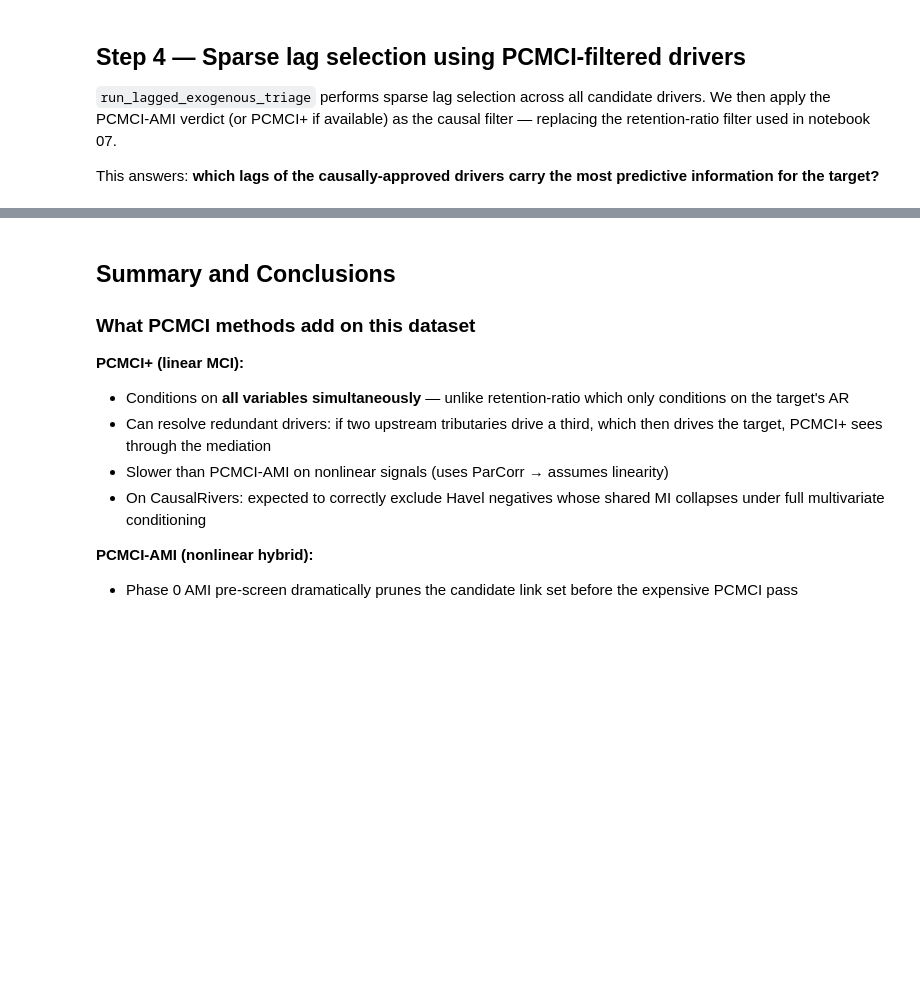
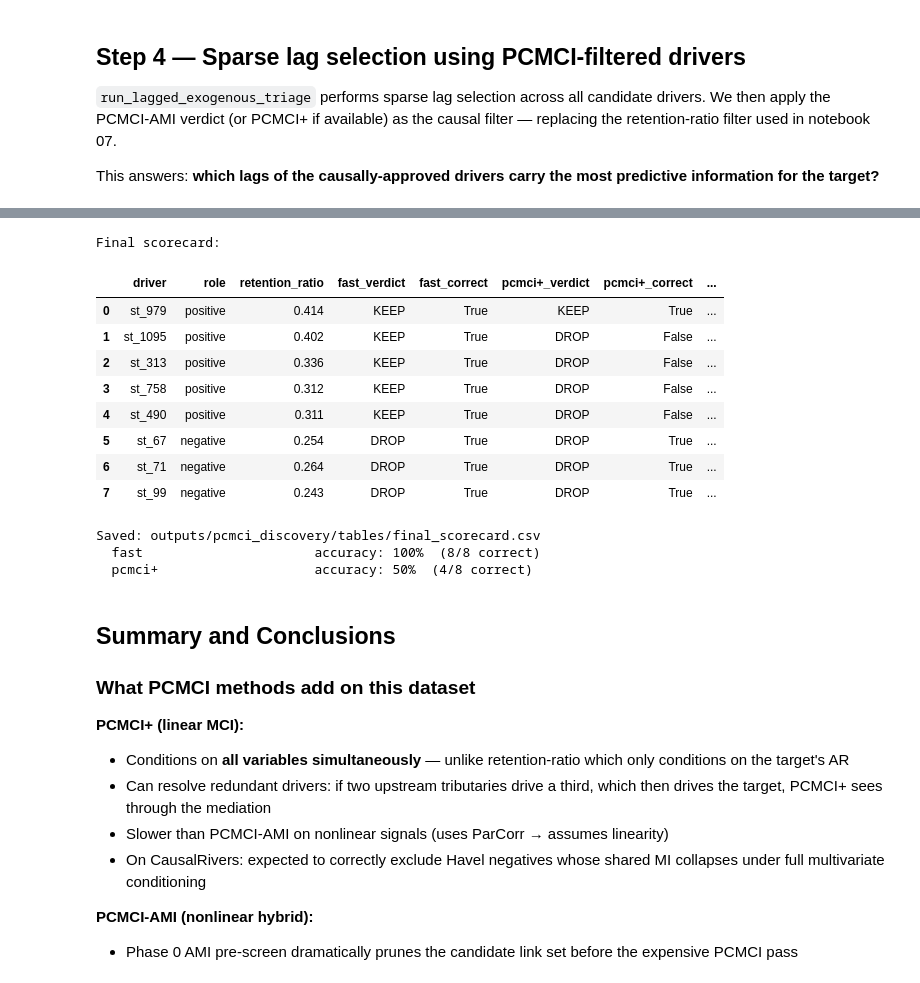
Before and after one commit to AdamKrysztopa/forecastability-examples, a Jupyter notebook: walkthroughs/08_pcmci_causal_discovery.ipynb, the cells around one changed output, grey strips where cells are left out. Saved outputs shown, nothing was run; the diff lists cells and outputs as text; code cells hidden in the pictures; blank space fills up the shorter version.

```diff
--- a/walkthroughs/08_pcmci_causal_discovery.ipynb
+++ b/walkthroughs/08_pcmci_causal_discovery.ipynb
@@ -1151,39 +1213,52 @@ display(Image(filename=str(_fig4_path)))
 # %%
 # ── Figure 5: Summary scorecard ───────────────────────────────────────────────
 # For each driver: ground-truth role, each method's verdict, correct/incorrect
 
 rows_summary = []
 for drv in DRIVER_ORDER:
-    role  = GT_ROLE[drv]
-    gt_keep = (role == "positive")
+    role = GT_ROLE[drv]
+    gt_keep = role == "positive"
     row = {
-        "driver":        drv.replace("station_", "st_"),
-        "role":          role,
+        "driver": drv.replace("station_", "st_"),
+        "role": role,
         "retention_ratio": f"{retention_ratios.get(drv, float('nan')):.3f}",
-        "fast_verdict":  "KEEP" if drv in fast_approved else "DROP",
-        "fast_correct":  gt_keep == (drv in fast_approved),
+        "fast_verdict": "KEEP" if drv in fast_approved else "DROP",
+        "fast_correct": gt_keep == (drv in fast_approved),
     }
-    if pcmci_plus_approved is not None:
-        row["pcmci+_verdict"] = "KEEP" if drv in pcmci_plus_approved else ("DROP" if pcmci_plus_approved else "N/A")
-        row["pcmci+_correct"] = gt_keep == (drv in pcmci_plus_approved) if pcmci_plus_approved else None
-    if pcmci_ami_approved is not None:
-        row["pcmci_ami_verdict"] = "KEEP" if drv in pcmci_ami_approved else ("DROP" if pcmci_ami_approved else "N/A")
-        row["pcmci_ami_correct"] = gt_keep == (drv in pcmci_ami_approved) if pcmci_ami_approved else None
+
+    row["pcmci+_verdict"] = "KEEP" if pcmci_plus_available and drv in pcmci_plus_approved else ("DROP" if pcmci_plus_available else "N/A")
+    row["pcmci+_correct"] = gt_keep == (drv in pcmci_plus_approved) if pcmci_plus_available else None
+    row["pcmci_ami_verdict"] = "KEEP" if pcmci_ami_available and drv in pcmci_ami_approved else ("DROP" if pcmci_ami_available else "N/A")
+    row["pcmci_ami_correct"] = gt_keep == (drv in pcmci_ami_approved) if pcmci_ami_available else None
     rows_summary.append(row)
 
 summary_df = pd.DataFrame(rows_summary)
 print("Final scorecard:")
 display(summary_df)
 summary_df.to_csv(OUT_CSV / "final_scorecard.csv", index=False)
 print(f"Saved: {OUT_CSV / 'final_scorecard.csv'}")
 
 # Accuracy per method
 for col in [c for c in summary_df.columns if c.endswith("_correct")]:
     vals = [v for v in summary_df[col] if v is not None]
     if vals:
         acc = sum(1 for v in vals if v) / len(vals) * 100
         method_label = col.replace("_correct", "")
         print(f"  {method_label:25s} accuracy: {acc:.0f}%  ({sum(1 for v in vals if v)}/{len(vals)} correct)")
+# %% [output]
+Final scorecard:
+|  | driver | role | retention_ratio | fast_verdict | fast_correct | pcmci+_verdict | pcmci+_correct | ... |
+| 0 | st_979 | positive | 0.414 | KEEP | True | KEEP | True | ... |
+| 1 | st_1095 | positive | 0.402 | KEEP | True | DROP | False | ... |
+| 2 | st_313 | positive | 0.336 | KEEP | True | DROP | False | ... |
+| 3 | st_758 | positive | 0.312 | KEEP | True | DROP | False | ... |
+| 4 | st_490 | positive | 0.311 | KEEP | True | DROP | False | ... |
+| 5 | st_67 | negative | 0.254 | DROP | True | DROP | True | ... |
+| 6 | st_71 | negative | 0.264 | DROP | True | DROP | True | ... |
+| 7 | st_99 | negative | 0.243 | DROP | True | DROP | True | ... |
+Saved: outputs/pcmci_discovery/tables/final_scorecard.csv
+  fast                      accuracy: 100%  (8/8 correct)
+  pcmci+                    accuracy: 50%  (4/8 correct)
 # %% [markdown]
 ## Summary and Conclusions
 
```
Also changed, not shown: parts of 17 cells of this notebook, 5 other files.
